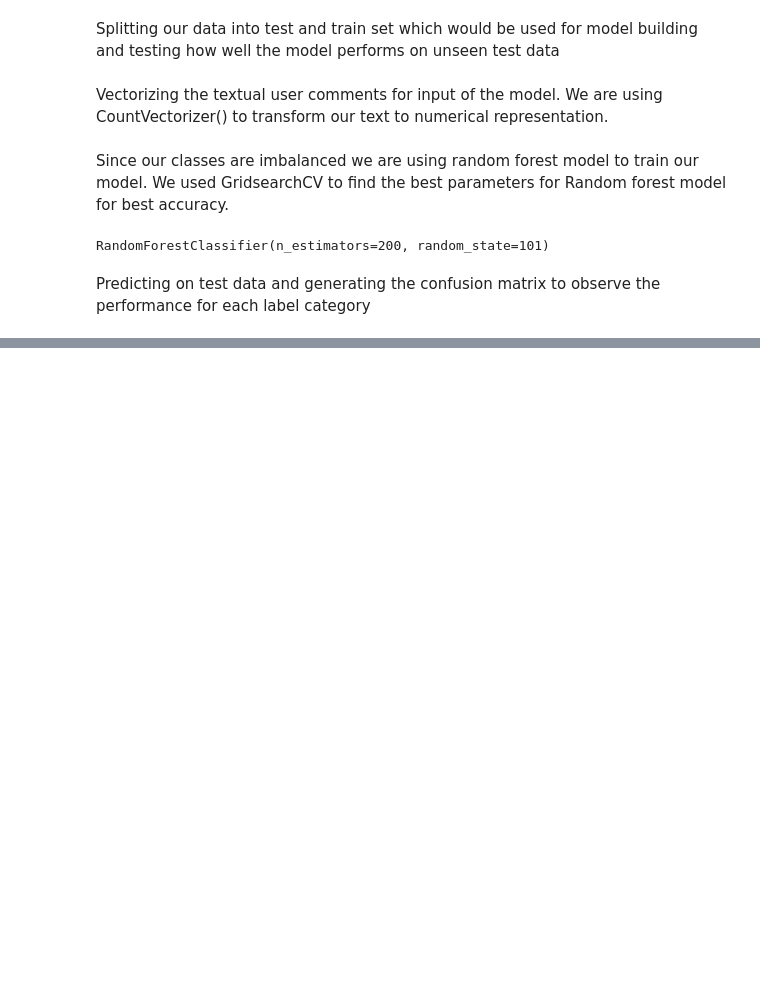
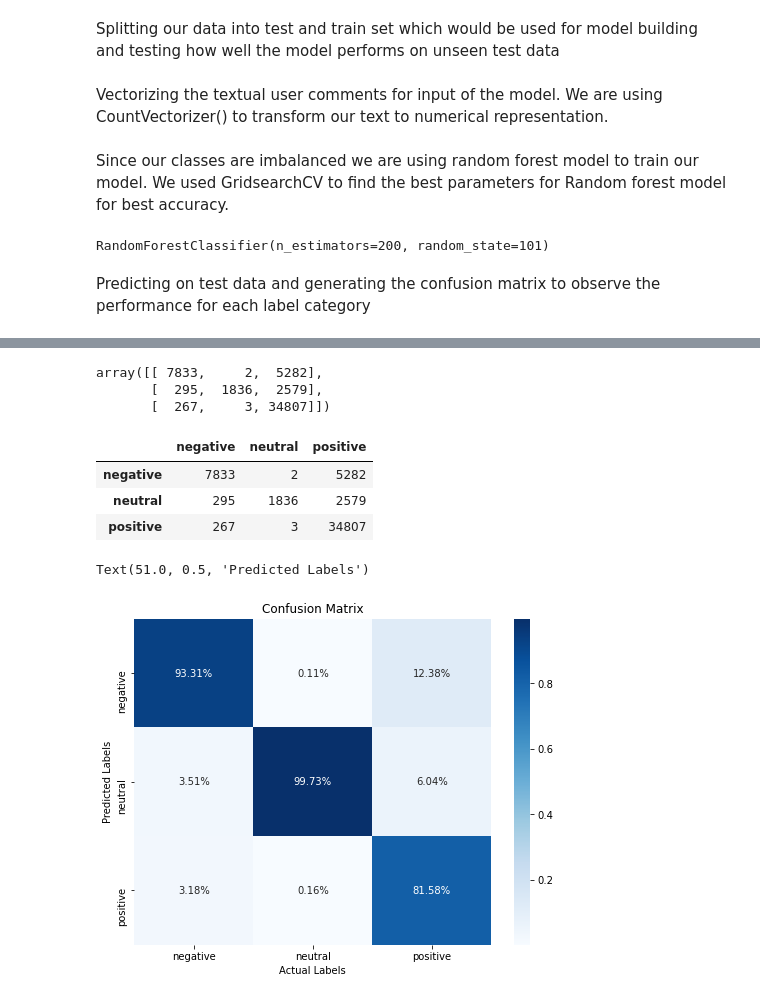
Before and after one commit to sushanthsreenivas/Patient-Drug-Reviews-Analysis-Using-Clustering, a Jupyter notebook: IS 567 Final Project.ipynb, the cells around one changed output, grey strips where cells are left out. Drawn from its saved outputs; the diff is of its cells as text; code cells hidden in the pictures; blank space fills up the shorter version.

```diff
--- a/IS 567 Final Project.ipynb
+++ b/IS 567 Final Project.ipynb
@@ -659,7 +546,7 @@ rf = RandomForestClassifier(bootstrap=True, criterion='gini', max_features='auto
                        min_weight_fraction_leaf=0.0, n_estimators=200,
                        n_jobs=None, oob_score=False, random_state=101,
                        verbose=0, warm_start=False)
-rf.fit(X_train_vectorized, y_train)
+rf.fit(train_vector, y_train)
 # %% [output]
 RandomForestClassifier(n_estimators=200, random_state=101)
 # %%
@@ -677,6 +564,6 @@ RandomForestClassifier(n_estimators=200, random_state=101)
 Predicting on test data and generating the confusion matrix to observe the performance for each label category
 # %%
 from sklearn.metrics import accuracy_score
-predictions = rf.predict(cv.transform(X_test['processed_review']))
+predictions = rf.predict(test_vector)
 print('Acurracy: ', accuracy_score(y_test, predictions))
 # %% [output]
@@ -696,0 +584,34 @@ weighted avg       0.87      0.85      0.83     40079
+# %%
+from sklearn.metrics import confusion_matrix
+cm = confusion_matrix(y_test, predictions, labels=['Negative', 'Neutral', 'Positive'])
+cm
+# %% [output]
+array([[ 7833,     2,  5282],
+       [  295,  1836,  2579],
+       [  267,     3, 34807]])
+# %%
+cm_df = pd.DataFrame({'negative': [cm[0][0], cm[1][0], cm[2][0]],
+                 'neutral': [cm[0][1], cm[1][1], cm[2][1]],
+                 'positive': [cm[0][2], cm[1][2], cm[2][2]]})
+cm_df.index = ['negative', 'neutral', 'positive']
+cm_df
+# %% [output]
+|  | negative | neutral | positive |
+| negative | 7833 | 2 | 5282 |
+| neutral | 295 | 1836 | 2579 |
+| positive | 267 | 3 | 34807 |
+# %%
+fig, ax = plt.subplots(figsize=(8,6))
+
+sns.heatmap(cm_df/np.sum(cm_df),
+            annot=True,
+            fmt='.2%',
+            cmap='Blues',
+            ax=ax)
+
+plt.title('Confusion Matrix')
+plt.xlabel("Actual Labels")
+plt.ylabel("Predicted Labels")
+# %% [output]
+Text(51.0, 0.5, 'Predicted Labels')
+[figure, added]
```
Also changed, not shown: parts of 66 cells of this notebook.
